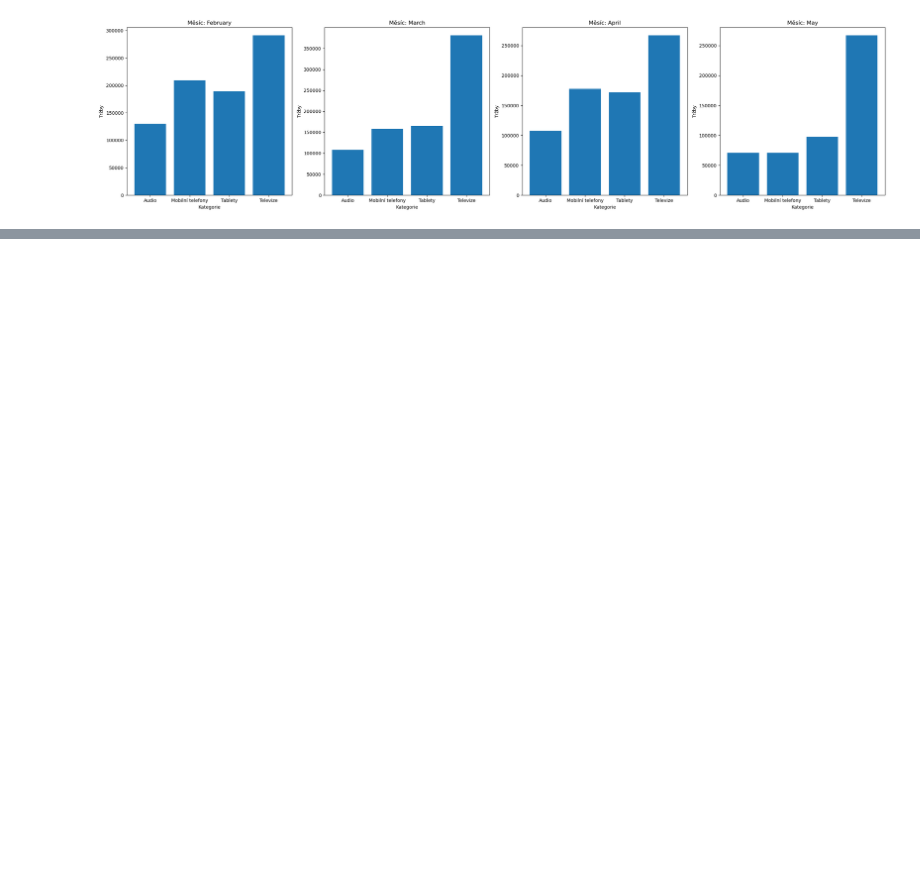
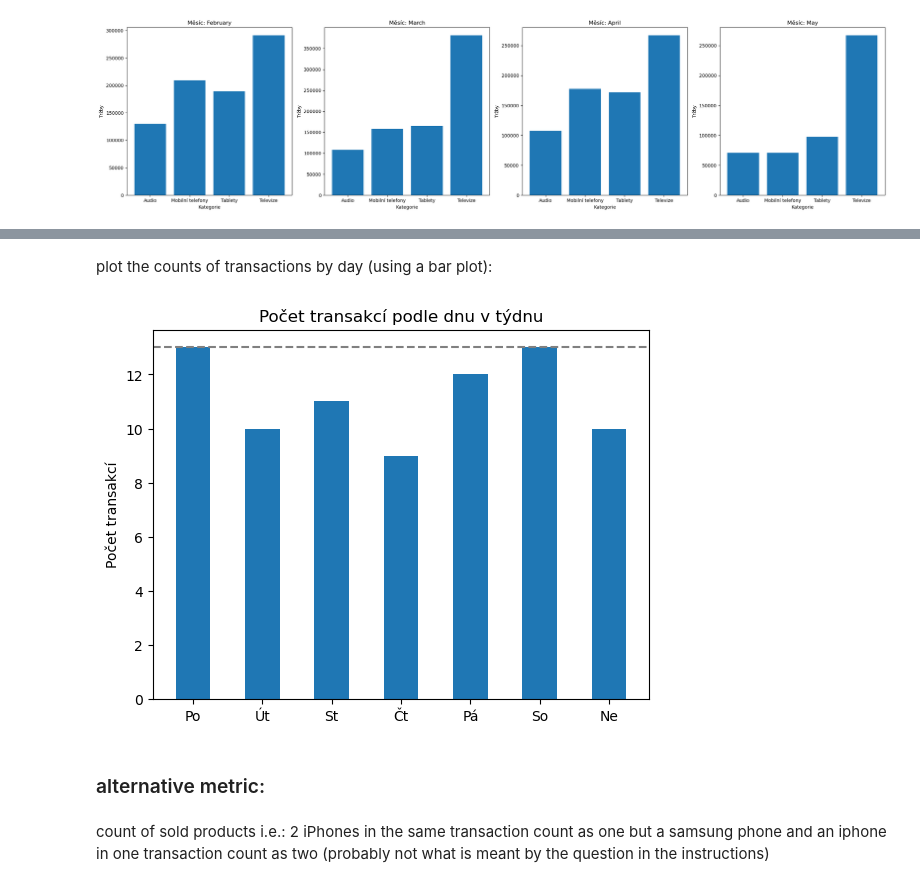
Before and after one commit to kejlajan/work_test, a Jupyter notebook: data_visualization_pipeline.ipynb, the cells around one changed output, grey strips where cells are left out. Cells and saved outputs as stored; diff of their text form; code cells hidden in the pictures; blank space fills up the shorter version.

```diff
--- a/data_visualization_pipeline.ipynb
+++ b/data_visualization_pipeline.ipynb
@@ -209,0 +243,64 @@ Sunday: 10
+# %% [markdown]
+plot the counts of transactions by day (using a bar plot):
+# %%
+list_of_transactions_by_days = [] # initialize container
+
+#prepare a list of days where one record i.e.: "Monday" means a transaction occured that day
+# in other words: from every group (transaction) enlist one dayname representing the transaction
+for ID, group in transactions_grouped_by_tID_DFgb:
+    #print(f"ID: {ID}")
+    #print(group["Day of week"].unique())
+    #print("*****")
+    list_of_transactions_by_days.append(str(group["Day of week"].unique()[0]))#ensure we count only once per tID
+
+#print(list_of_transactions_by_days)
+
+
+#used for plotting in CZ:
+day_names = [
+        'Monday',
+        'Tuesday',
+        'Wednesday',
+        'Thursday',
+        'Friday',
+        'Saturday',
+        'Sunday',
+        ]
+day_names_to_CZ = {
+        'Monday':"Po",
+        'Tuesday':"Út",
+        'Wednesday':"St",
+        'Thursday':"Čt",
+        'Friday':"Pá",
+        'Saturday':"So",
+        'Sunday':"Ne",
+        }
+
+# convert through a dictionary:
+day_names_CZ = []
+for day in day_names:
+    day_names_CZ.append(day_names_to_CZ[day])
+
+# count the occurences of each dayname:
+counts_for_days_of_week = []
+for day in day_names:
+    # print(f"{day}:",list_of_transactions_by_days.count(day))
+    counts_for_days_of_week.append(list_of_transactions_by_days.count(day))
+
+# identify maximum value of counts for a more readable barplot:
+maximum = max(counts_for_days_of_week)
+
+# plot the barplot:
+plt.bar(day_names_CZ,counts_for_days_of_week, width=0.5)
+plt.axhline(maximum, linestyle = "--", color = "grey" )
+plt.ylabel("Počet transakcí")
+plt.title("Počet transakcí podle dnu v týdnu")
+
+plt.savefig("transactions_by_dayname.png")
+plt.show()
+# %% [output]
+[figure, added]
+# %% [markdown]
+### alternative metric:
+# %% [markdown]
+count of sold products i.e.: 2 iPhones in the same transaction count as one but a samsung phone and an iphone in one transaction count as two (probably not what is meant by the question in the instructions)
```
Also changed, not shown: parts of 59 cells of this notebook, 5 other files.
